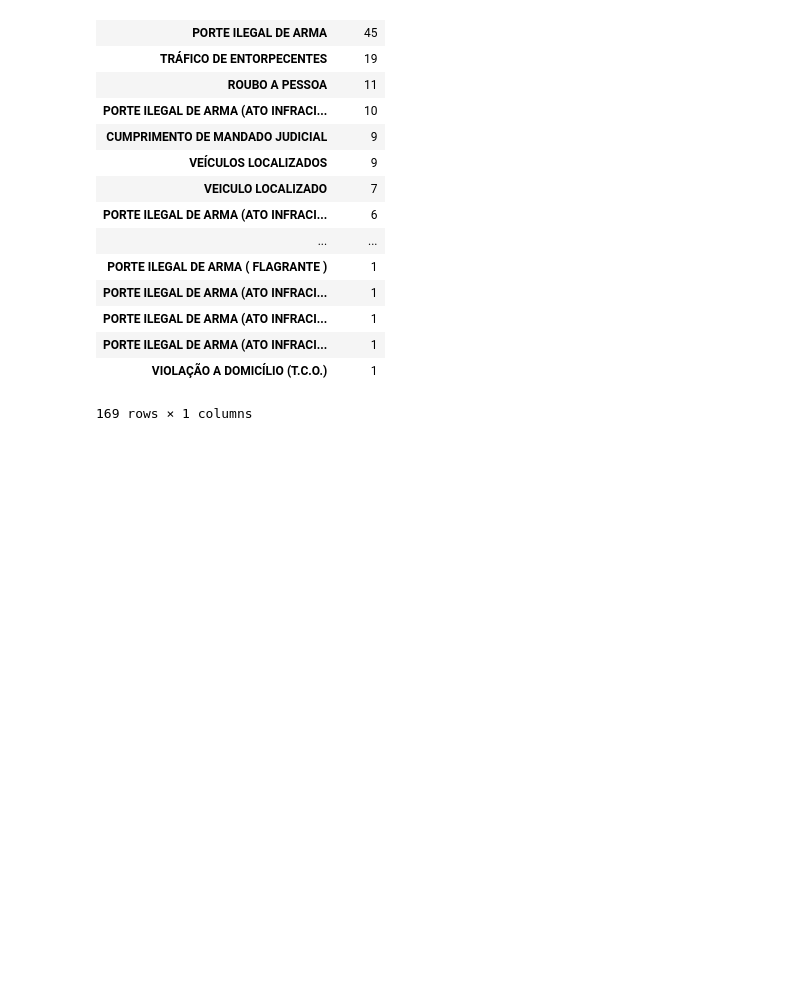
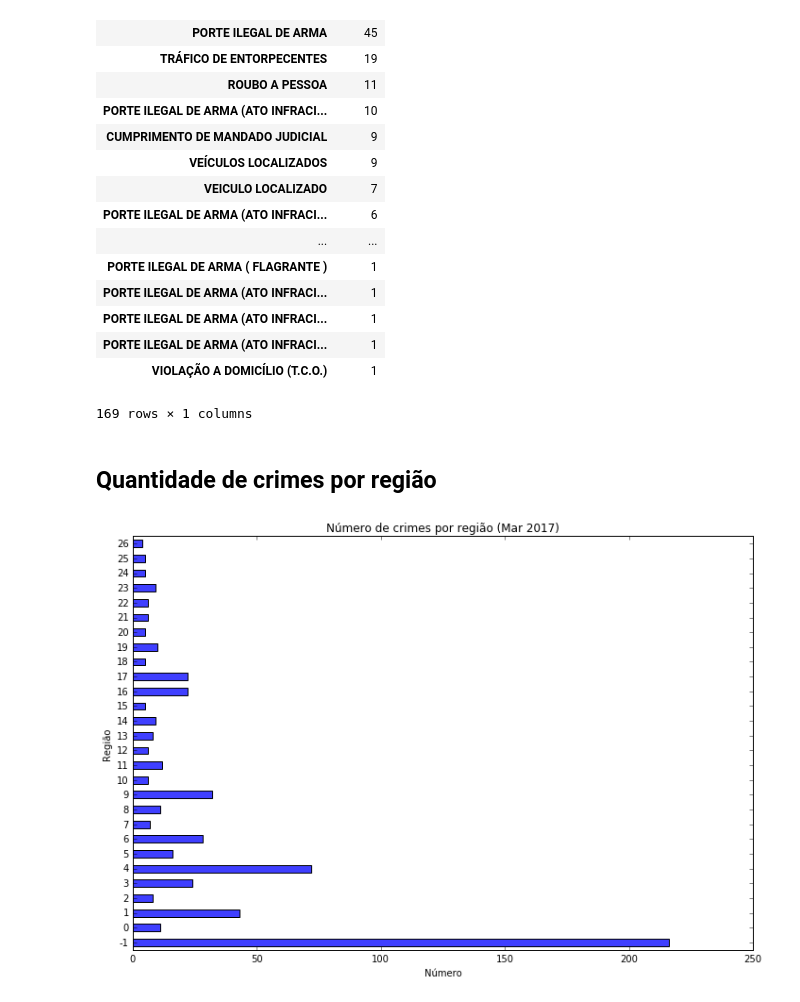
Before and after one commit to netodeolino/TCC, a Jupyter notebook: TCC 02/Resultados/Março/Março.ipynb, the cells around one changed output. Saved outputs shown, nothing was run; the diff lists cells and outputs as text; code cells hidden in the pictures; blank space fills up the shorter version.

```diff
--- a/TCC 02/Resultados/Março/Março.ipynb
+++ b/TCC 02/Resultados/Março/Março.ipynb
@@ -64,3 +64,19 @@ all_crime_tipos
 | PORTE ILEGAL DE ARMA (ATO INFRACI... | 1 |
 | VIOLAÇÃO A DOMICÍLIO (T.C.O.) | 1 |
 169 rows × 1 columns
+# %% [markdown]
+## Quantidade de crimes por região
+# %%
+group_df_marco = df_marco.groupby('CLUSTER')
+crimes = group_df_marco['NATUREZA DA OCORRÊNCIA'].count()
+# %%
+crimes.plot(kind='barh', figsize=(10,7), color='#3f3fff')
+plt.title('Número de crimes por região (Mar 2017)')
+plt.xlabel('Número')
+plt.ylabel('Região')
+plt.tight_layout()
+ax = plt.gca()
+ax.xaxis.set_major_formatter(ticker.StrMethodFormatter('{x:,.0f}'))
+plt.show()
+# %% [output]
+[figure, added]
```
Also changed, not shown: 4 other files.
